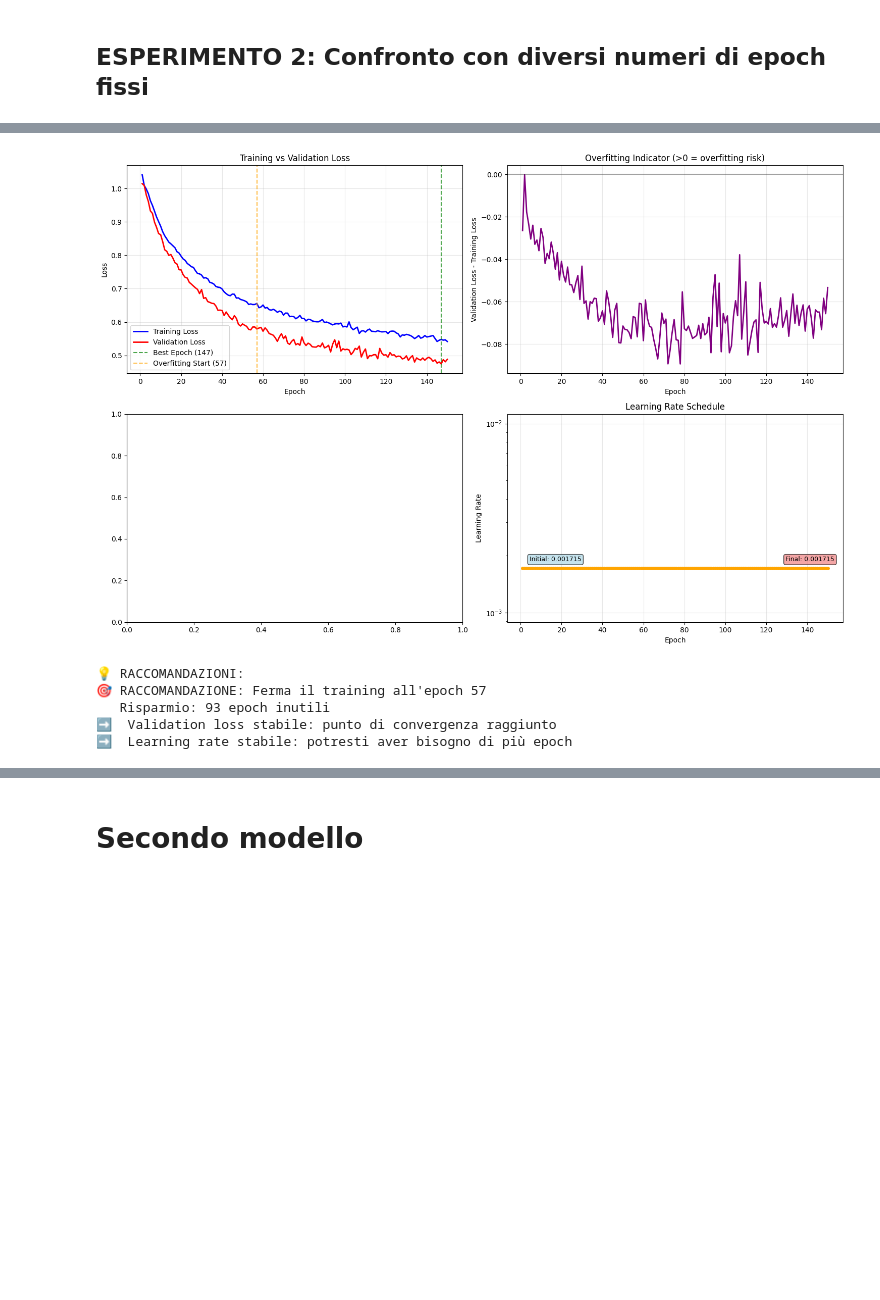
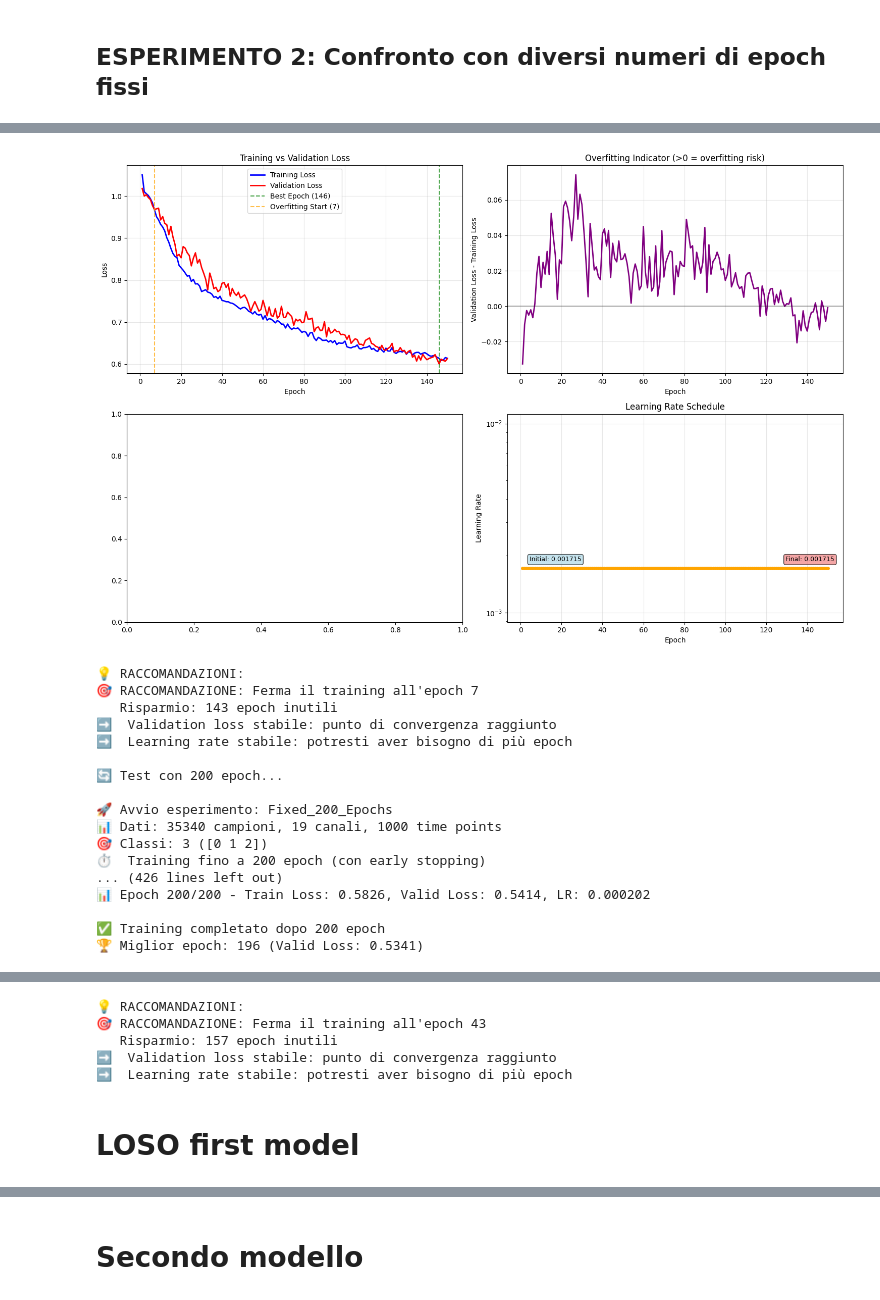
Before and after one commit to MattiaBianchessi/ProgettoNI_AC, a Jupyter notebook: 02_Experiment.ipynb, the cells around one changed output, grey strips where cells are left out. Drawn from its saved outputs; the diff is of its cells as text; code cells hidden in the pictures; blank space fills up the shorter version.

```diff
--- a/02_Experiment.ipynb
+++ b/02_Experiment.ipynb
@@ -1261,7 +1126,8 @@ net_result, monitor_result, history_result = run_extended_training_experiment(
 ## ESPERIMENTO 2: Confronto con diversi numeri di epoch fissi
 # %%
 
-epoch_tests = [20, 50, 80, 120, 150]
+epoch_tests = [20, 50, 80, 120, 150,200]
+#epoch_tests = [20, 50]
 results_comparison = {}
 
 
@@ -1294,7 +1160,7 @@ df.index.name = 'n_epochs'  # Diamo un nome all'indice
 
 
 # Salva in un file CSV
-df.to_csv('results_comparison.csv')
+df.to_csv('experiment_loso/Deep4Net/results_comparison_EEGNetv4.csv')
 # %% [output]
 ESPERIMENTO 2: CONFRONTO EPOCH FISSI
 
@@ -1388,6 +1254,18 @@ ESPERIMENTO 2: CONFRONTO EPOCH FISSI
-[figure, old version]
+[figure, new version]
 💡 RACCOMANDAZIONI:
-🎯 RACCOMANDAZIONE: Ferma il training all'epoch 57
-   Risparmio: 93 epoch inutili
+🎯 RACCOMANDAZIONE: Ferma il training all'epoch 7
+   Risparmio: 143 epoch inutili
 ➡️  Validation loss stabile: punto di convergenza raggiunto
 ➡️  Learning rate stabile: potresti aver bisogno di più epoch
+
+🔄 Test con 200 epoch...
+
+🚀 Avvio esperimento: Fixed_200_Epochs
+📊 Dati: 35340 campioni, 19 canali, 1000 time points
+🎯 Classi: 3 ([0 1 2])
+⏱️  Training fino a 200 epoch (con early stopping)
+... (426 lines left out)
+📊 Epoch 200/200 - Train Loss: 0.5826, Valid Loss: 0.5414, LR: 0.000202
+
+✅ Training completato dopo 200 epoch
+🏆 Miglior epoch: 196 (Valid Loss: 0.5341)
@@ -1393,0 +1273,7 @@ ESPERIMENTO 2: CONFRONTO EPOCH FISSI
+💡 RACCOMANDAZIONI:
+🎯 RACCOMANDAZIONE: Ferma il training all'epoch 43
+   Risparmio: 157 epoch inutili
+➡️  Validation loss stabile: punto di convergenza raggiunto
+➡️  Learning rate stabile: potresti aver bisogno di più epoch
+# %% [markdown]
+# LOSO first model
```
Also changed, not shown: parts of 17 cells of this notebook, 3 other files.
